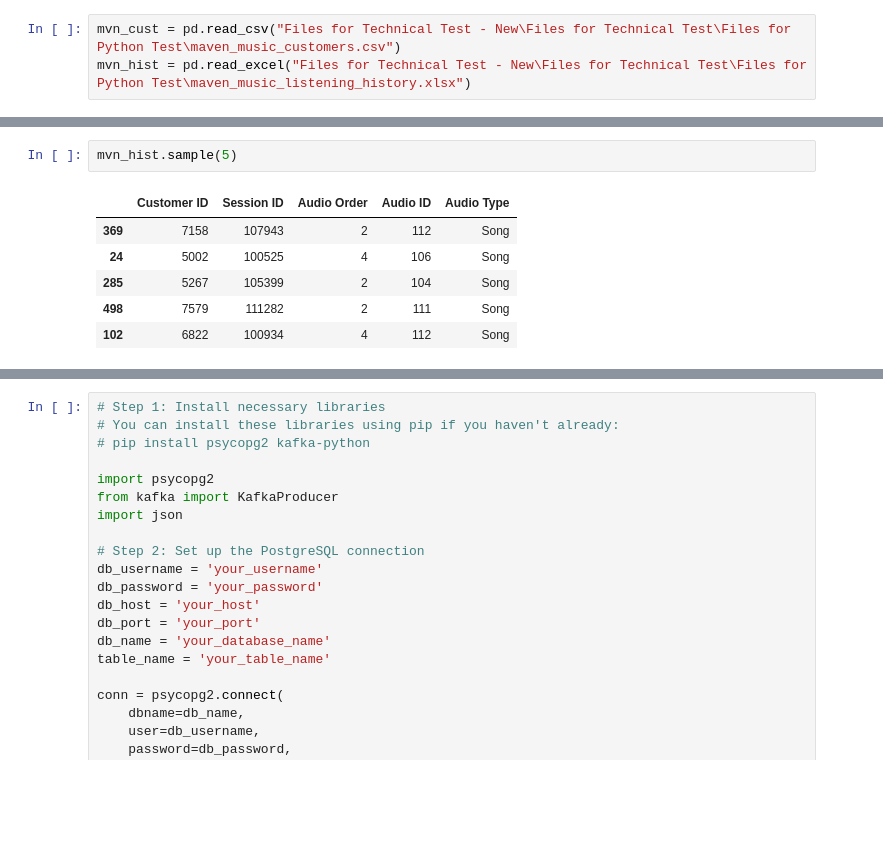
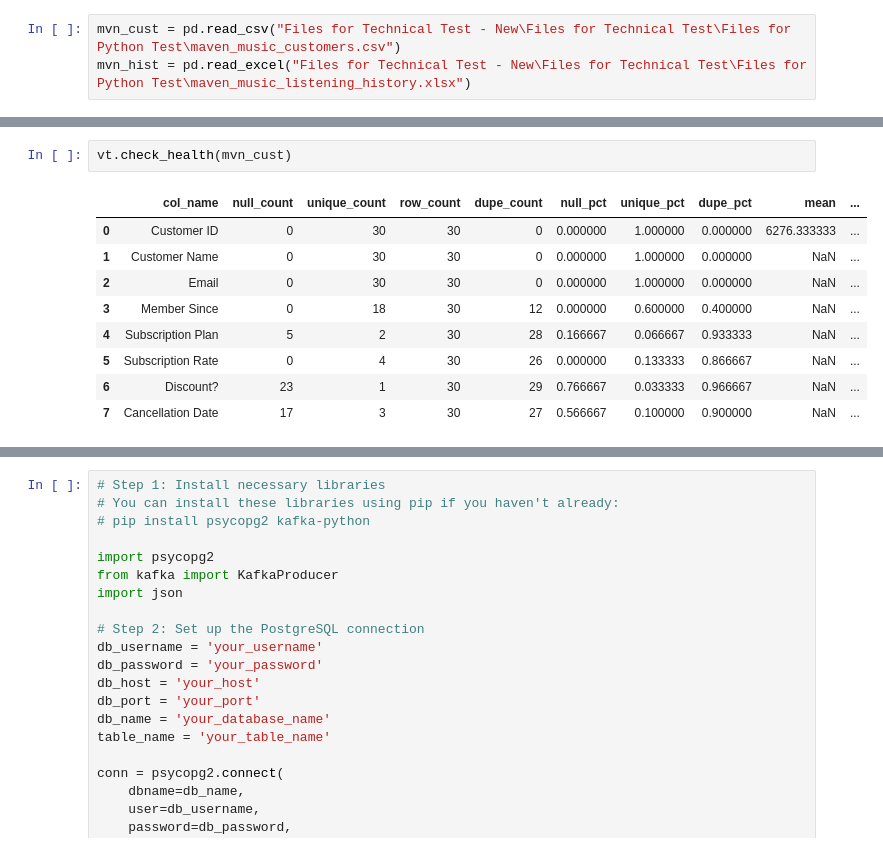
Before and after one commit to zylbergs/telmark, a Jupyter notebook: dev_main.ipynb, the cells around one changed output, grey strips where cells are left out. Cells and saved outputs as stored; diff of their text form; blank space fills up the shorter version.

```diff
--- a/dev_main.ipynb
+++ b/dev_main.ipynb
@@ -30,9 +66,12 @@ mvn_cust.sample(5)
-# %%
-mvn_hist.sample(5)
-# %% [output]
-|  | Customer ID | Session ID | Audio Order | Audio ID | Audio Type |
-| 369 | 7158 | 107943 | 2 | 112 | Song |
-| 24 | 5002 | 100525 | 4 | 106 | Song |
-| 285 | 5267 | 105399 | 2 | 104 | Song |
-| 498 | 7579 | 111282 | 2 | 111 | Song |
-| 102 | 6822 | 100934 | 4 | 112 | Song |
+# %%
+vt.check_health(mvn_cust)
+# %% [output]
+|  | col_name | null_count | unique_count | row_count | dupe_count | null_pct | unique_pct | dupe_pct | mean | ... |
+| 0 | Customer ID | 0 | 30 | 30 | 0 | 0.000000 | 1.000000 | 0.000000 | 6276.333333 | ... |
+| 1 | Customer Name | 0 | 30 | 30 | 0 | 0.000000 | 1.000000 | 0.000000 | NaN | ... |
+| 2 | Email | 0 | 30 | 30 | 0 | 0.000000 | 1.000000 | 0.000000 | NaN | ... |
+| 3 | Member Since | 0 | 18 | 30 | 12 | 0.000000 | 0.600000 | 0.400000 | NaN | ... |
+| 4 | Subscription Plan | 5 | 2 | 30 | 28 | 0.166667 | 0.066667 | 0.933333 | NaN | ... |
+| 5 | Subscription Rate | 0 | 4 | 30 | 26 | 0.000000 | 0.133333 | 0.866667 | NaN | ... |
+| 6 | Discount? | 23 | 1 | 30 | 29 | 0.766667 | 0.033333 | 0.966667 | NaN | ... |
+| 7 | Cancellation Date | 17 | 3 | 30 | 27 | 0.566667 | 0.100000 | 0.900000 | NaN | ... |
```
Also changed, not shown: parts of 17 cells of this notebook, 6 other files.
